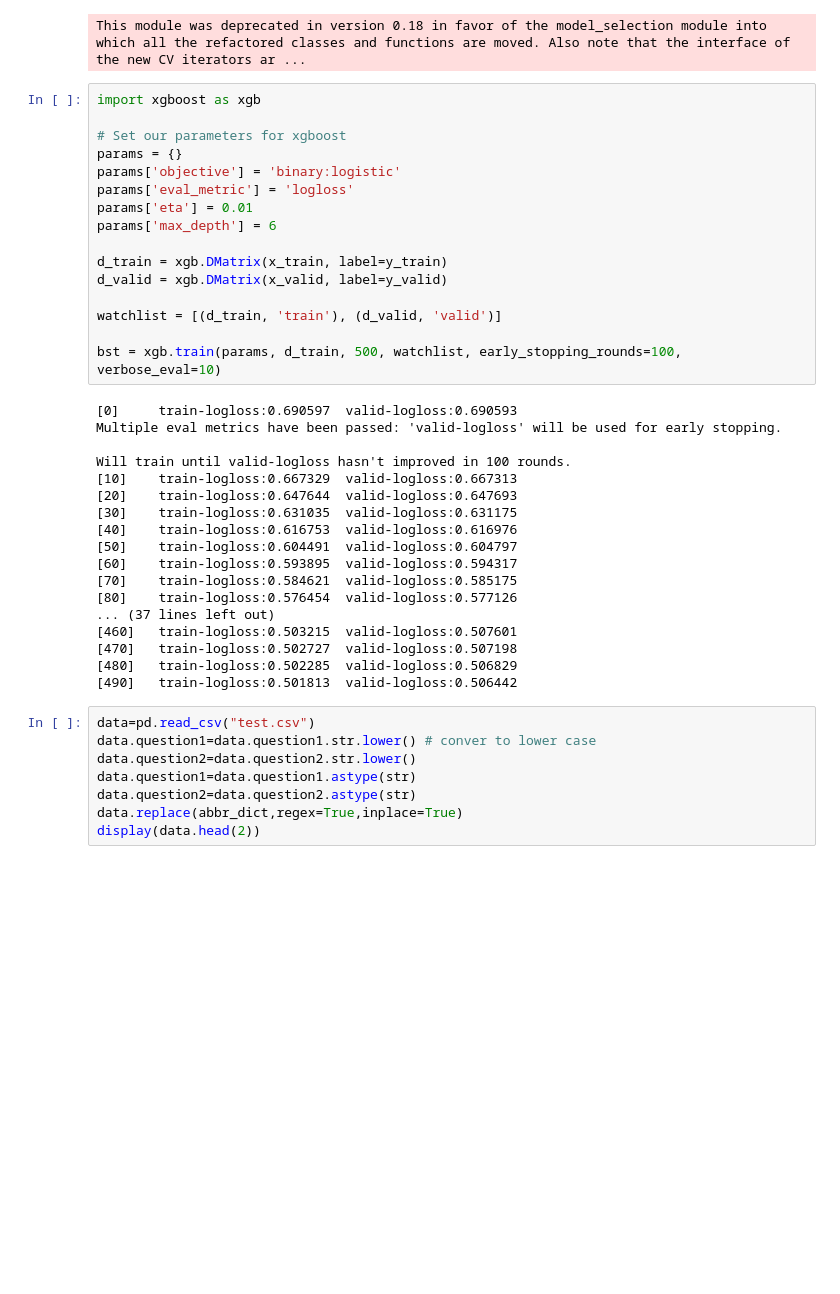
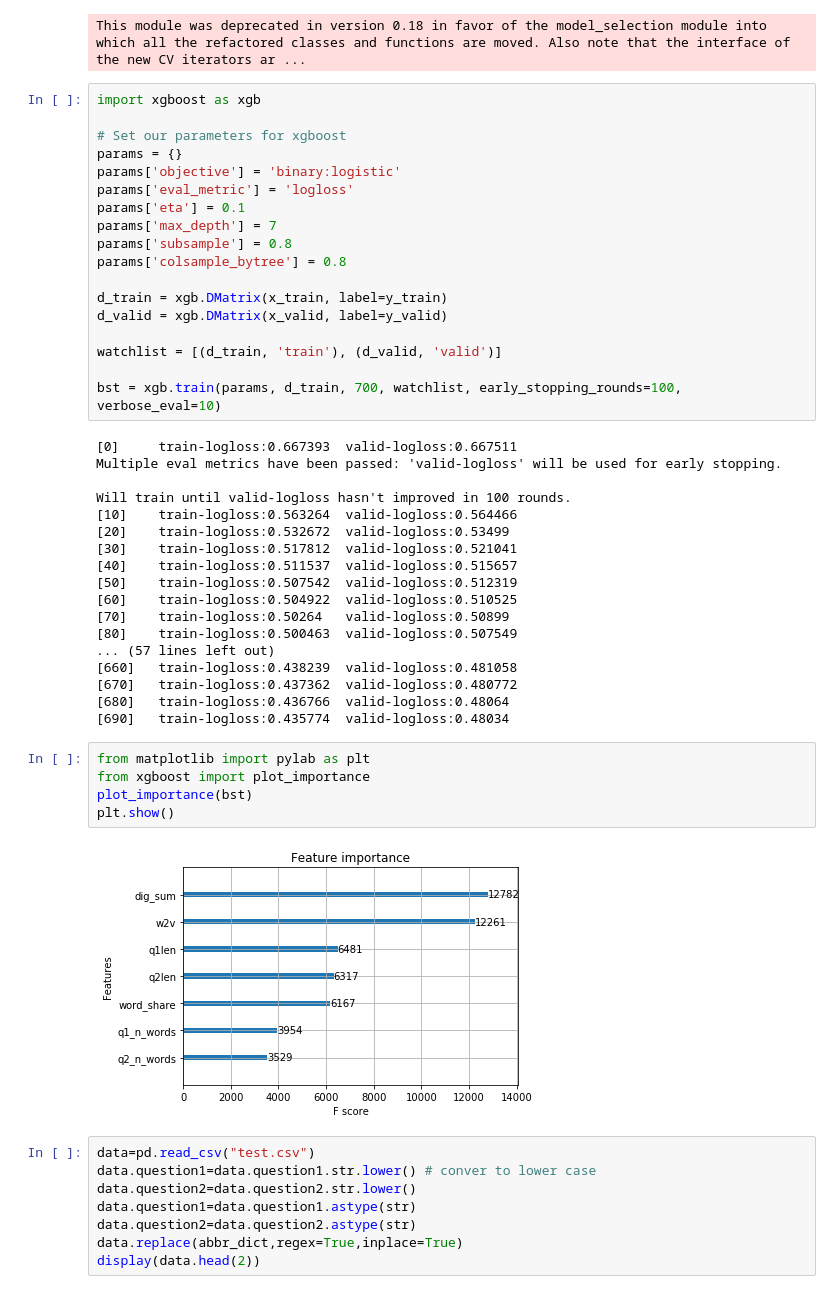
Before and after one commit to subhojit-mukherjee/Kaggle, a Jupyter notebook: Quora/First_Approach.ipynb, the cells around one changed output. Saved outputs shown, nothing was run; the diff lists cells and outputs as text; blank space fills up the shorter version.

```diff
--- a/Quora/First_Approach.ipynb
+++ b/Quora/First_Approach.ipynb
@@ -293,33 +288,42 @@ import xgboost as xgb
 params = {}
 params['objective'] = 'binary:logistic'
 params['eval_metric'] = 'logloss'
-params['eta'] = 0.01
-params['max_depth'] = 6
+params['eta'] = 0.1
+params['max_depth'] = 7
+params['subsample'] = 0.8
+params['colsample_bytree'] = 0.8
 
 d_train = xgb.DMatrix(x_train, label=y_train)
 d_valid = xgb.DMatrix(x_valid, label=y_valid)
 
 watchlist = [(d_train, 'train'), (d_valid, 'valid')]
 
-bst = xgb.train(params, d_train, 500, watchlist, early_stopping_rounds=100, verbose_eval=10)
+bst = xgb.train(params, d_train, 700, watchlist, early_stopping_rounds=100, verbose_eval=10)
 # %% [output]
-[0]     train-logloss:0.690597  valid-logloss:0.690593
+[0]     train-logloss:0.667393  valid-logloss:0.667511
 Multiple eval metrics have been passed: 'valid-logloss' will be used for early stopping.
 
 Will train until valid-logloss hasn't improved in 100 rounds.
-[10]    train-logloss:0.667329  valid-logloss:0.667313
-[20]    train-logloss:0.647644  valid-logloss:0.647693
-[30]    train-logloss:0.631035  valid-logloss:0.631175
-[40]    train-logloss:0.616753  valid-logloss:0.616976
-[50]    train-logloss:0.604491  valid-logloss:0.604797
-[60]    train-logloss:0.593895  valid-logloss:0.594317
-[70]    train-logloss:0.584621  valid-logloss:0.585175
-[80]    train-logloss:0.576454  valid-logloss:0.577126
-... (37 lines left out)
-[460]   train-logloss:0.503215  valid-logloss:0.507601
-[470]   train-logloss:0.502727  valid-logloss:0.507198
-[480]   train-logloss:0.502285  valid-logloss:0.506829
-[490]   train-logloss:0.501813  valid-logloss:0.506442
+[10]    train-logloss:0.563264  valid-logloss:0.564466
+[20]    train-logloss:0.532672  valid-logloss:0.53499
+[30]    train-logloss:0.517812  valid-logloss:0.521041
+[40]    train-logloss:0.511537  valid-logloss:0.515657
+[50]    train-logloss:0.507542  valid-logloss:0.512319
+[60]    train-logloss:0.504922  valid-logloss:0.510525
+[70]    train-logloss:0.50264   valid-logloss:0.50899
+[80]    train-logloss:0.500463  valid-logloss:0.507549
+... (57 lines left out)
+[660]   train-logloss:0.438239  valid-logloss:0.481058
+[670]   train-logloss:0.437362  valid-logloss:0.480772
+[680]   train-logloss:0.436766  valid-logloss:0.48064
+[690]   train-logloss:0.435774  valid-logloss:0.48034
+# %%
+from matplotlib import pylab as plt
+from xgboost import plot_importance
+plot_importance(bst)
+plt.show()
+# %% [output]
+[figure, added]
 # %%
 data=pd.read_csv("test.csv")
 data.question1=data.question1.str.lower() # conver to lower case
```
Also changed, not shown: parts of 15 cells of this notebook.
